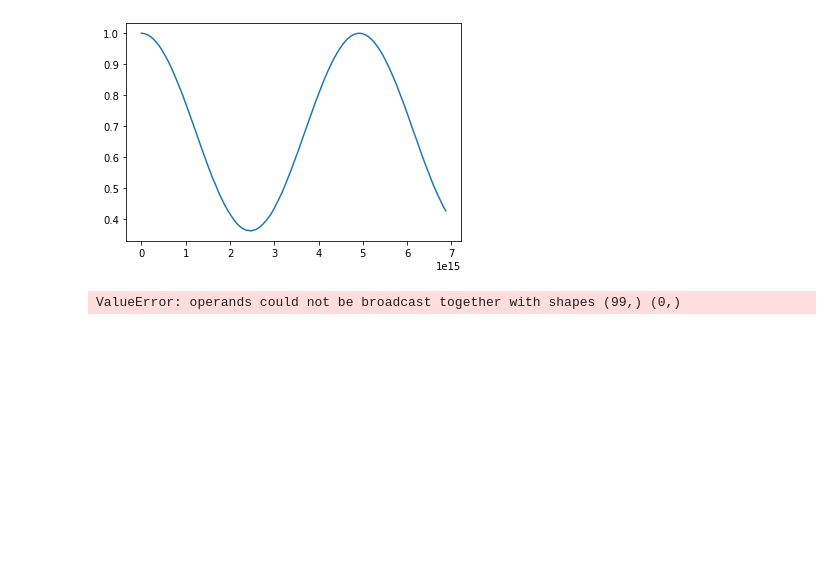
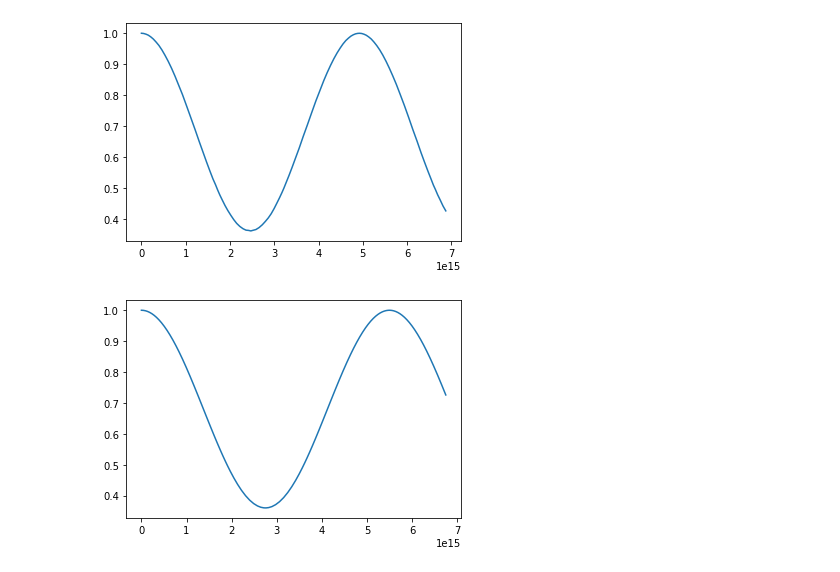
Before and after one commit to nuLABatUSD/QKESolve, a Jupyter notebook: 2023-8 (anti-neutrinos).ipynb, the cells around one changed output. Saved outputs shown, nothing was run; the diff lists cells and outputs as text; code cells hidden in the pictures; blank space fills up the shorter version.

```diff
--- a/2023-8 (anti-neutrinos).ipynb
+++ b/2023-8 (anti-neutrinos).ipynb
@@ -114,24 +112,24 @@ y0= der.newarray_maker(np.zeros((N,4)), ym0_bar)
 # %%
 t0= 0
-y0= der.array_maker(ym0)
+y0= der.newarray_maker(np.zeros((N,4)), ym0_bar)
 t0= 0
 dt0=  0.01/np.max(np.abs(der.f(y0,y0,p)))
 N_step = 100
 dN = 100
 tau_final=10
 t_final = tau_final*2*2.2*T/dm2
 
 
-t, y, dx, end = ODEslow.ODEOneRun(t0, y0, dt0, p, N_step, dN, t_final)
+t, y, dx, end = ODE.ODEOneRun(t0, y0, dt0, p, N_step, dN, t_final)
 
 
 
 
 
 probability2= der.probability(ym0_bar, Eval, t, y[:, 4*N:])
 
 plt.figure()
 plt.plot(t, probability2)
 plt.show()
 # %% [output]
-ValueError: operands could not be broadcast together with shapes (99,) (0,)
+[figure, added]
```
Also changed, not shown: parts of 5 cells of this notebook, 1 other file.
